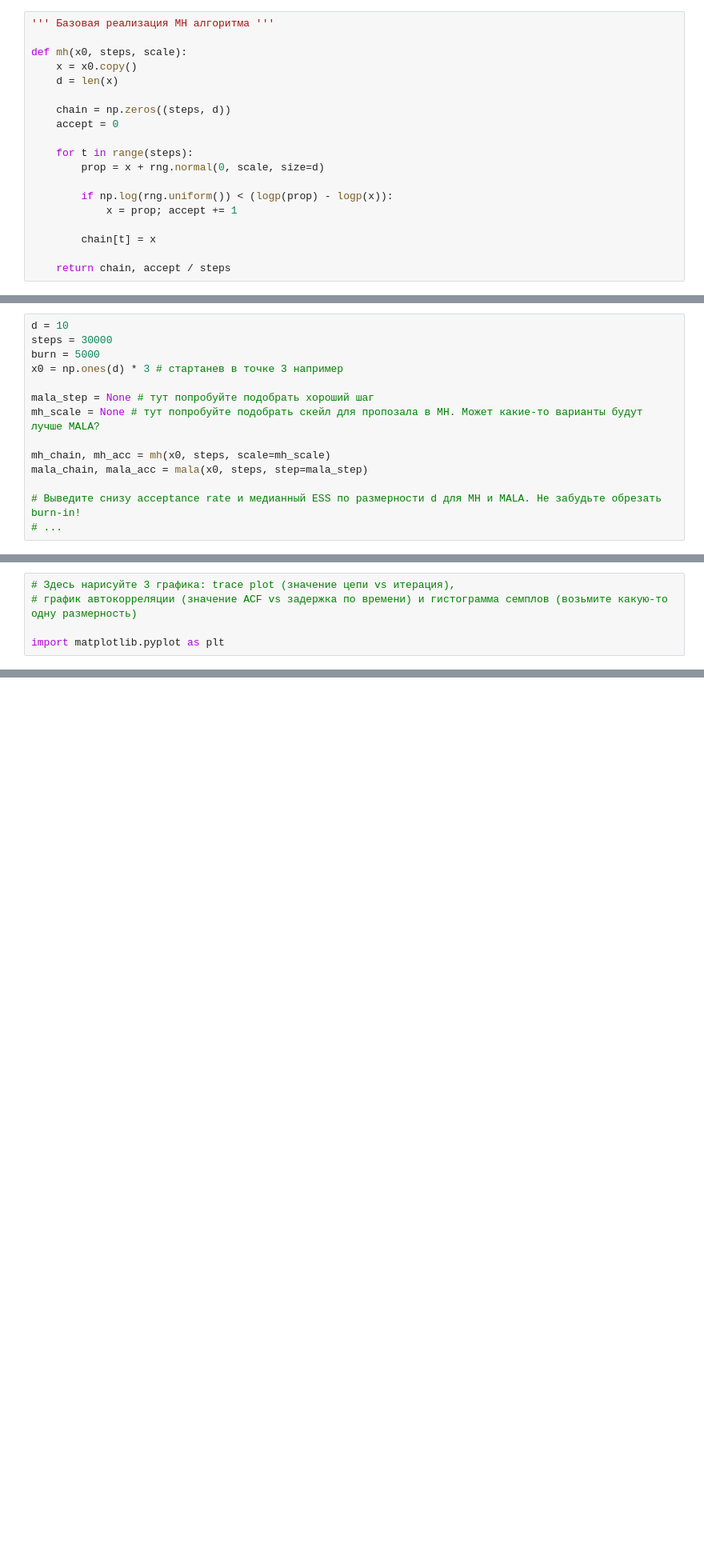
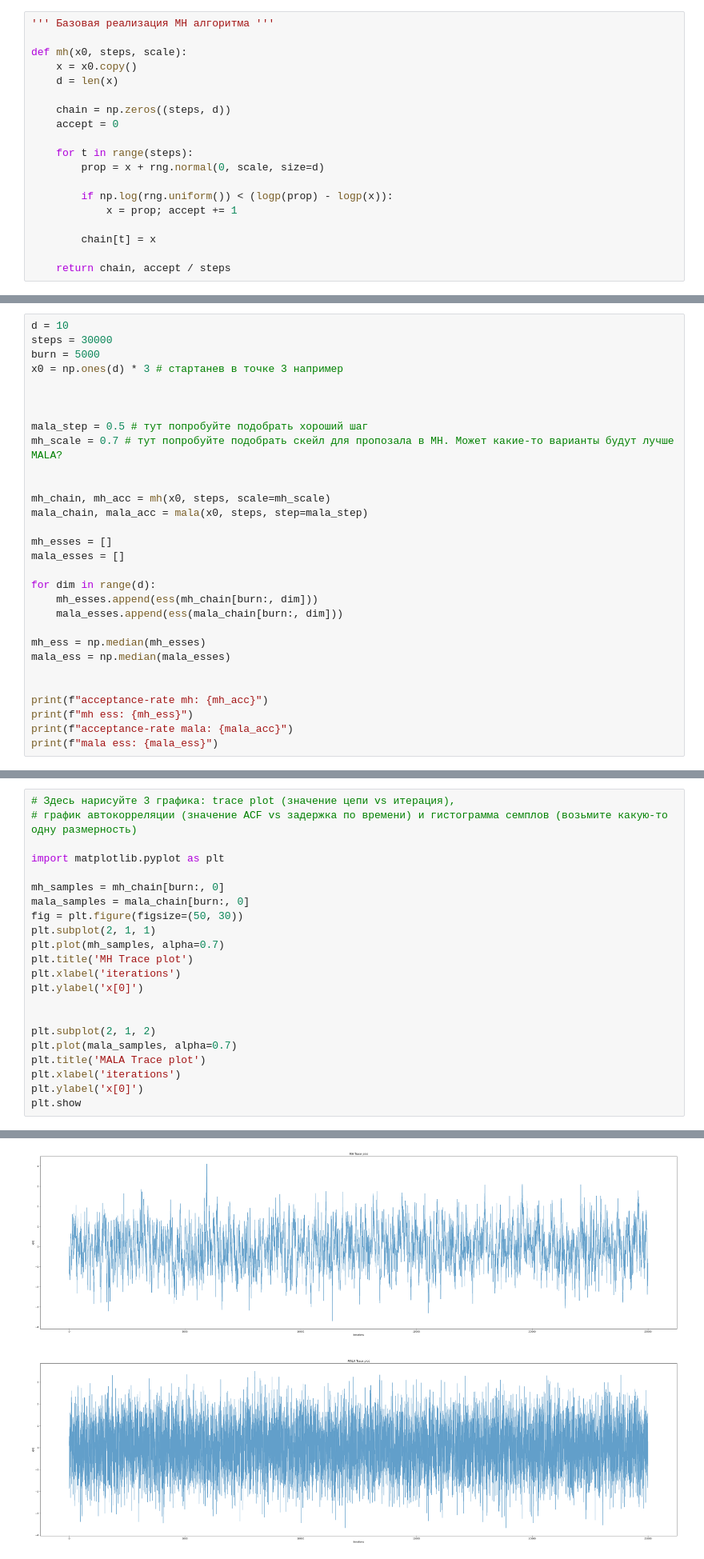
Before and after one commit to KIZIBY/Bayes-method-25, a Jupyter notebook: HW2.ipynb, the cells around one changed output, grey strips where cells are left out. Shown at 80% size. Drawn from its saved outputs; the diff is of its cells as text; blank space fills up the shorter version.

```diff
--- a/HW2.ipynb
+++ b/HW2.ipynb
@@ -65,11 +77,27 @@ steps = 30000
 burn = 5000
 x0 = np.ones(d) * 3 # стартанев в точке 3 например
 
-mala_step = None # тут попробуйте подобрать хороший шаг
-mh_scale = None # тут попробуйте подобрать скейл для пропозала в MH. Может какие-то варианты будут лучше MALA?
+
+
+mala_step = 0.5 # тут попробуйте подобрать хороший шаг
+mh_scale = 0.7 # тут попробуйте подобрать скейл для пропозала в MH. Может какие-то варианты будут лучше MALA?
+
 
 mh_chain, mh_acc = mh(x0, steps, scale=mh_scale)
 mala_chain, mala_acc = mala(x0, steps, step=mala_step)
 
-# Выведите снизу acceptance rate и медианный ESS по размерности d для MH и MALA. Не забудьте обрезать burn-in!
-# ...
+mh_esses = []
+mala_esses = []
+
+for dim in range(d):
+    mh_esses.append(ess(mh_chain[burn:, dim]))
+    mala_esses.append(ess(mala_chain[burn:, dim]))
+
+mh_ess = np.median(mh_esses)
+mala_ess = np.median(mala_esses)
+
+
+print(f"acceptance-rate mh: {mh_acc}")
+print(f"mh ess: {mh_ess}")
+print(f"acceptance-rate mala: {mala_acc}")
+print(f"mala ess: {mala_ess}")
@@ -78,3 +111,21 @@ mala_chain, mala_acc = mala(x0, steps, step=mala_step)
 # график автокорреляции (значение ACF vs задержка по времени) и гистограмма семплов (возьмите какую-то одну размерность)
 
 import matplotlib.pyplot as plt
+
+mh_samples = mh_chain[burn:, 0]
+mala_samples = mala_chain[burn:, 0]
+fig = plt.figure(figsize=(50, 30))
+plt.subplot(2, 1, 1)
+plt.plot(mh_samples, alpha=0.7)
+plt.title('MH Trace plot')
+plt.xlabel('iterations')
+plt.ylabel('x[0]')
+
+
+plt.subplot(2, 1, 2)
+plt.plot(mala_samples, alpha=0.7)
+plt.title('MALA Trace plot')
+plt.xlabel('iterations')
+plt.ylabel('x[0]')
+plt.show
+# %% [output]
@@ -80,0 +133 @@ import matplotlib.pyplot as plt
+[figure, added]
```
Also changed, not shown: parts of 6 cells of this notebook.
